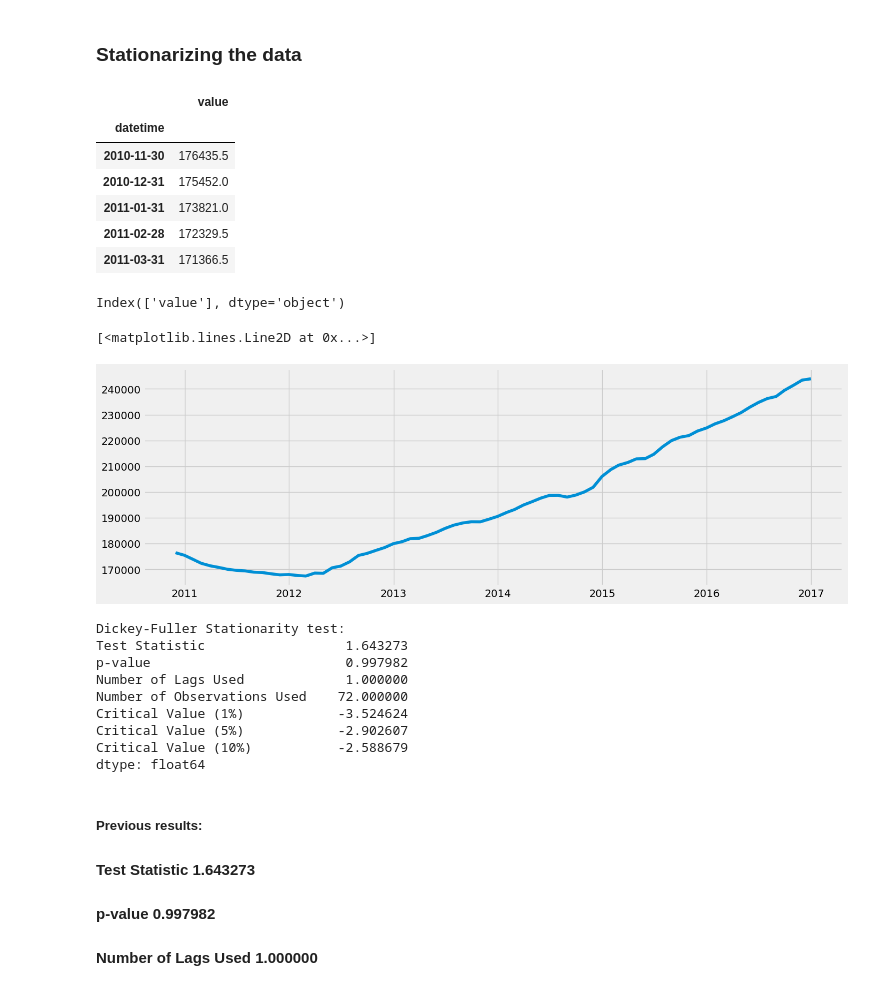
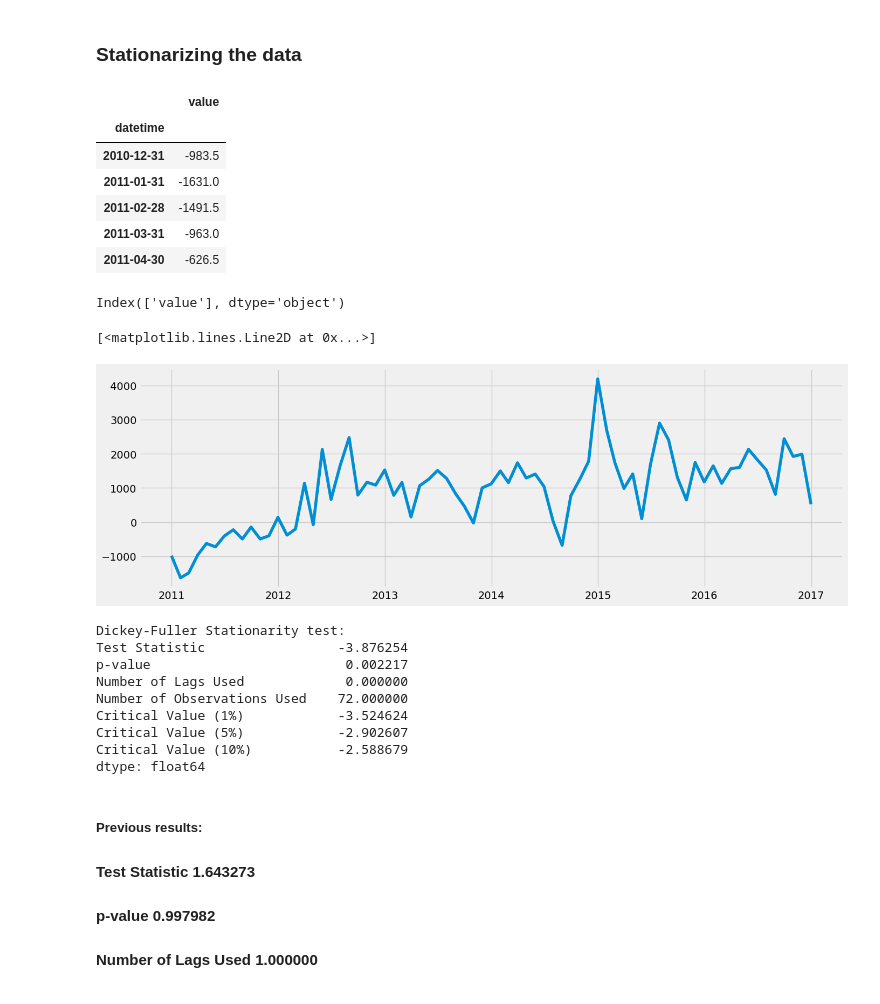
Before and after one commit to Snail-People/Rent-prices-in-the-US, a Jupyter notebook: 6.6 Sourcing & Analyzing Time Series Data.ipynb, the cells around one changed output. Saved outputs shown, nothing was run; the diff lists cells and outputs as text; code cells hidden in the pictures.

```diff
--- a/6.6 Sourcing & Analyzing Time Series Data.ipynb
+++ b/6.6 Sourcing & Analyzing Time Series Data.ipynb
@@ -299,15 +300,15 @@ data_diff = data_median - data_median.shift(1) # The df.shift(1) function turns
 # Here, you remove the missing values that came about as a result of the differencing.
 # You need to remove these or you won't be able to run the Dickey-Fuller test.
 
-data_median.dropna(inplace=True)
+data_diff.dropna(inplace=True)
 # %%
-data_median.head()
+data_diff.head()
 # %% [output]
 |  | value |
 | datetime |  |
-| 2010-11-30 | 176435.5 |
-| 2010-12-31 | 175452.0 |
-| 2011-01-31 | 173821.0 |
-| 2011-02-28 | 172329.5 |
-| 2011-03-31 | 171366.5 |
+| 2010-12-31 | -983.5 |
+| 2011-01-31 | -1631.0 |
+| 2011-02-28 | -1491.5 |
+| 2011-03-31 | -963.0 |
+| 2011-04-30 | -626.5 |
 # %%
@@ -317,18 +318,18 @@ Index(['value'], dtype='object')
 # %%
 # Plot the data after differencing
 
 plt.figure(figsize=(15,5), dpi=100)
-plt.plot(data_median)
+plt.plot(data_diff)
 # %% [output]
 [<matplotlib.lines.Line2D at 0x...>]
-[figure, old version]
+[figure, new version]
 # %%
-dickey_fuller(data_median)
+dickey_fuller(data_diff)
 # %% [output]
 Dickey-Fuller Stationarity test:
-Test Statistic                  1.643273
-p-value                         0.997982
-Number of Lags Used             1.000000
+Test Statistic                 -3.876254
+p-value                         0.002217
+Number of Lags Used             0.000000
 Number of Observations Used    72.000000
 Critical Value (1%)            -3.524624
 Critical Value (5%)            -2.902607
```
Also changed, not shown: parts of 26 cells of this notebook.
